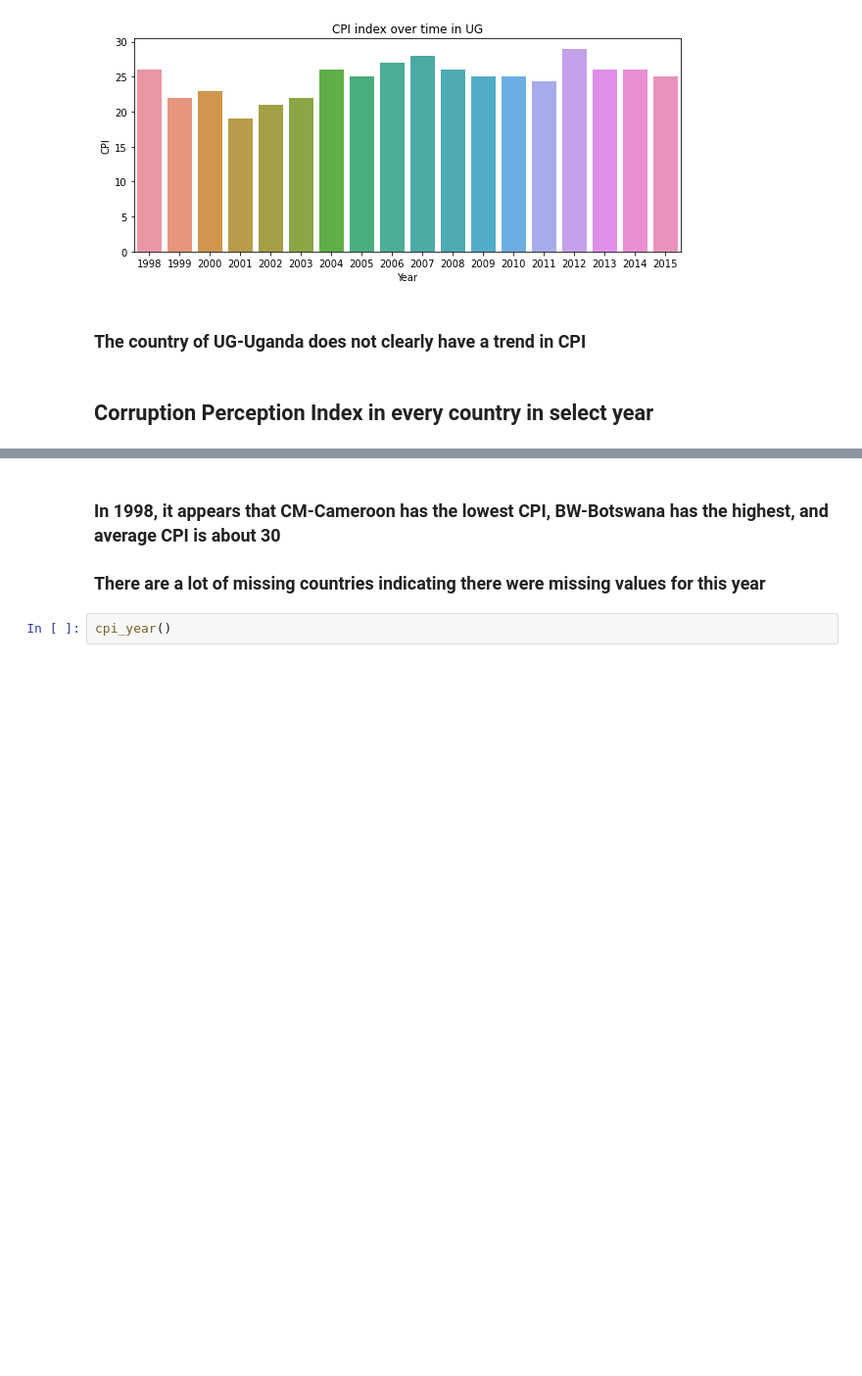
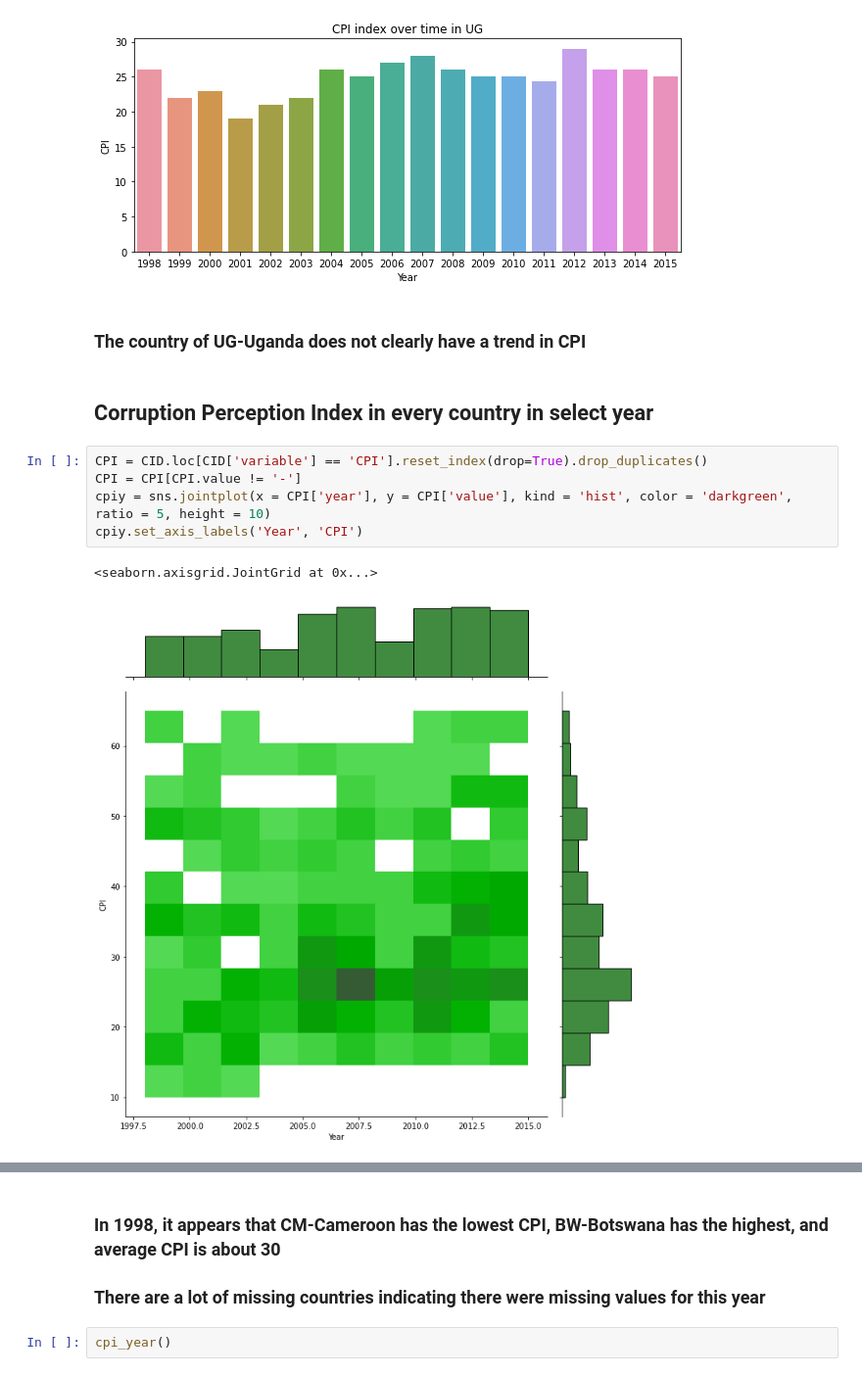
Before and after one commit to data301-2021-winter1/group35-project, a Jupyter notebook: notebooks/analysis1.ipynb, the cells around one changed output, grey strips where cells are left out. Shown at 98% size. Drawn from its saved outputs; the diff is of its cells as text; blank space fills up the shorter version.

```diff
--- a/notebooks/analysis1.ipynb
+++ b/notebooks/analysis1.ipynb
@@ -108,6 +108,14 @@ cpi_timeseries('UG')
 ### The country of UG-Uganda does not clearly have a trend in CPI
 # %% [markdown]
 ## Corruption Perception Index in every country in select year
+# %%
+CPI = CID.loc[CID['variable'] == 'CPI'].reset_index(drop=True).drop_duplicates()
+CPI = CPI[CPI.value != '-']
+cpiy = sns.jointplot(x = CPI['year'], y = CPI['value'], kind = 'hist', color = 'darkgreen', ratio = 5, height = 10)
+cpiy.set_axis_labels('Year', 'CPI')
+# %% [output]
+<seaborn.axisgrid.JointGrid at 0x...>
+[figure, added]
 # %%
 cpi_year(1998)
 # %% [output]
```
Also changed, not shown: parts of 11 cells of this notebook, 2 other files.
